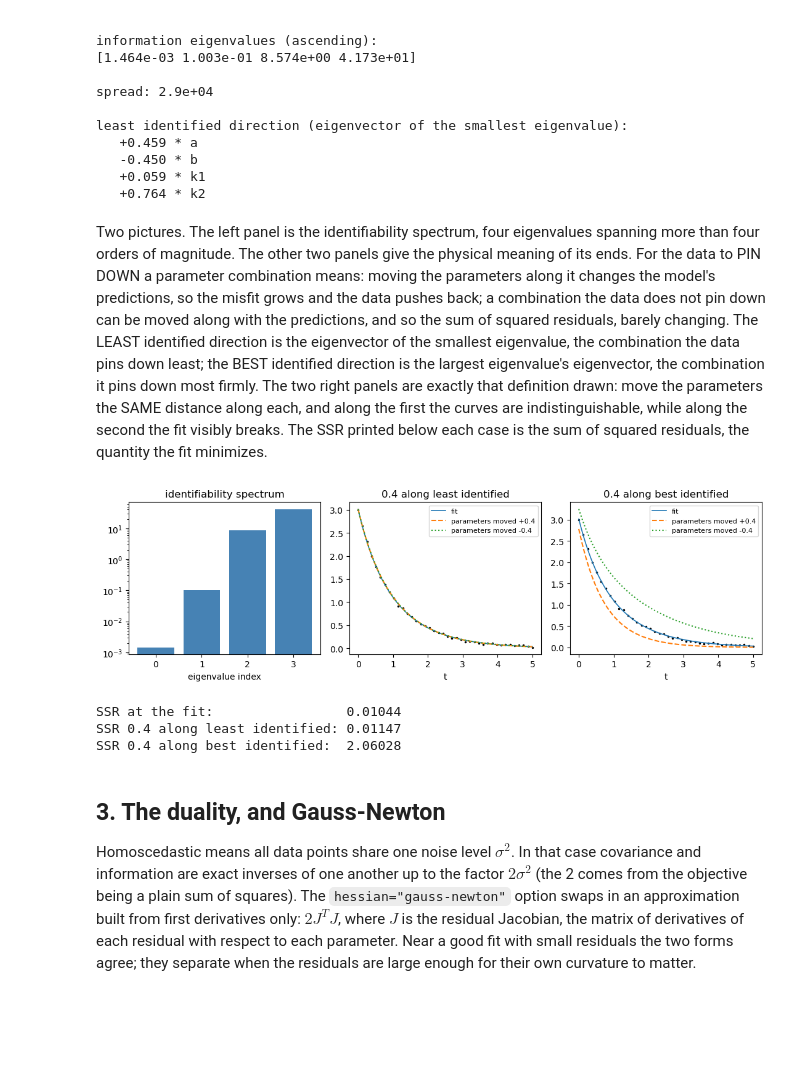
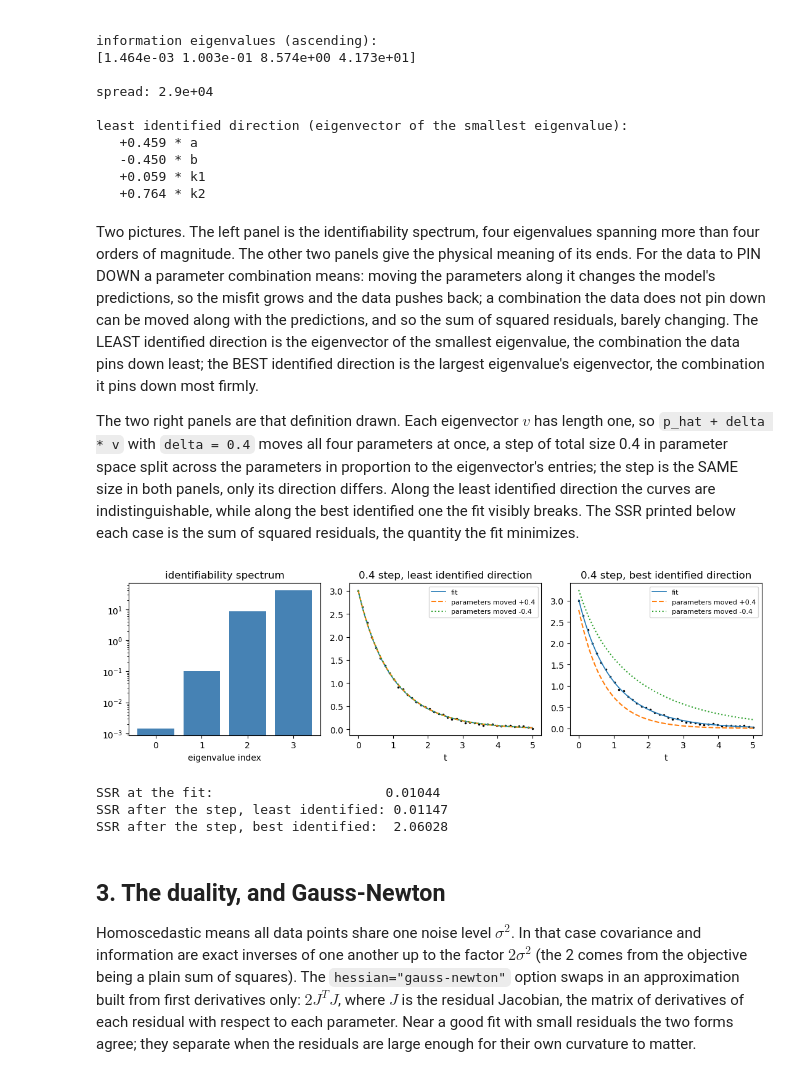
Before and after one commit to GermanHeim/pounce, a Jupyter notebook: python/notebooks/31_information_identifiability.ipynb, the cells around one changed output. Cells and saved outputs as stored; diff of their text form; code cells hidden in the pictures; blank space fills up the shorter version.

Commit message:
Notebook 31: define the perturbation step
delta is a step of total size 0.4 in parameter space along a
unit-length eigenvector, split across the parameters in proportion
to the eigenvector's entries, identical in size in both panels. The
markdown now says so, and the panel titles and SSR labels read as
sentences about that step.

Co-Authored-By: Claude Fable 5 <noreply@anthropic.com>

```diff
--- a/python/notebooks/31_information_identifiability.ipynb
+++ b/python/notebooks/31_information_identifiability.ipynb
@@ -195,45 +195,50 @@ predictions, and so the sum of squared residuals, barely changing.
 The LEAST identified direction is the eigenvector of the smallest
 eigenvalue, the combination the data pins down least; the BEST
 identified direction is the largest eigenvalue's eigenvector, the
-combination it pins down most firmly. The two right panels are exactly
-that definition drawn: move the parameters the SAME distance along
-each, and along the first the curves are indistinguishable, while
-along the second the fit visibly breaks. The SSR printed below each
-case is the sum of squared residuals, the quantity the fit
-minimizes.
+combination it pins down most firmly.
+
+The two right panels are that definition drawn. Each eigenvector $v$
+has length one, so `p_hat + delta * v` with `delta = 0.4` moves all
+four parameters at once, a step of total size 0.4 in parameter space
+split across the parameters in proportion to the eigenvector's
+entries; the step is the SAME size in both panels, only its direction
+differs. Along the least identified direction the curves are
+indistinguishable, while along the best identified one the fit
+visibly breaks. The SSR printed below each case is the sum of squared
+residuals, the quantity the fit minimizes.
 # %%
 fig, axes = plt.subplots(1, 3, figsize=(11, 3.4))
 axes[0].bar(range(len(ev)), ev, color="steelblue")
 axes[0].set_yscale("log")
 axes[0].set_xlabel("eigenvalue index")
 axes[0].set_title("identifiability spectrum")
 
 delta = 0.4
-for ax, j, title in ((axes[1], 0, "0.4 along least identified"),
-                     (axes[2], -1, "0.4 along best identified")):
+for ax, j, title in ((axes[1], 0, "0.4 step, least identified direction"),
+                     (axes[2], -1, "0.4 step, best identified direction")):
     v = vec[:, j]
     ax.plot(t_data, y_data, "k.", ms=3)
     ax.plot(tt, curve(p_hat, tt), lw=1.2, label="fit")
     ax.plot(tt, curve(p_hat + delta * v, tt), "--", label="parameters moved +0.4")
     ax.plot(tt, curve(p_hat - delta * v, tt), ":", label="parameters moved -0.4")
     ax.set_xlabel("t"); ax.set_title(title)
 axes[1].legend(fontsize=8)
 axes[2].legend(fontsize=8)
 plt.tight_layout(); plt.show()
 
 
 def sse(p):
     return float(np.sum((y_data - curve(p, t_data)) ** 2))
 
 
-print("SSR at the fit:                ", round(sse(p_hat), 5))
-print("SSR 0.4 along least identified:", round(sse(p_hat + delta * vec[:, 0]), 5))
-print("SSR 0.4 along best identified: ", round(sse(p_hat + delta * vec[:, -1]), 5))
+print("SSR at the fit:                     ", round(sse(p_hat), 5))
+print("SSR after the step, least identified:", round(sse(p_hat + delta * vec[:, 0]), 5))
+print("SSR after the step, best identified: ", round(sse(p_hat + delta * vec[:, -1]), 5))
 # %% [output]
-[figure, old version]
+[figure, new version]
-SSR at the fit:                 0.01044
-SSR 0.4 along least identified: 0.01147
-SSR 0.4 along best identified:  2.06028
+SSR at the fit:                      0.01044
+SSR after the step, least identified: 0.01147
+SSR after the step, best identified:  2.06028
 # %% [markdown]
 ## 3. The duality, and Gauss-Newton
 
```
